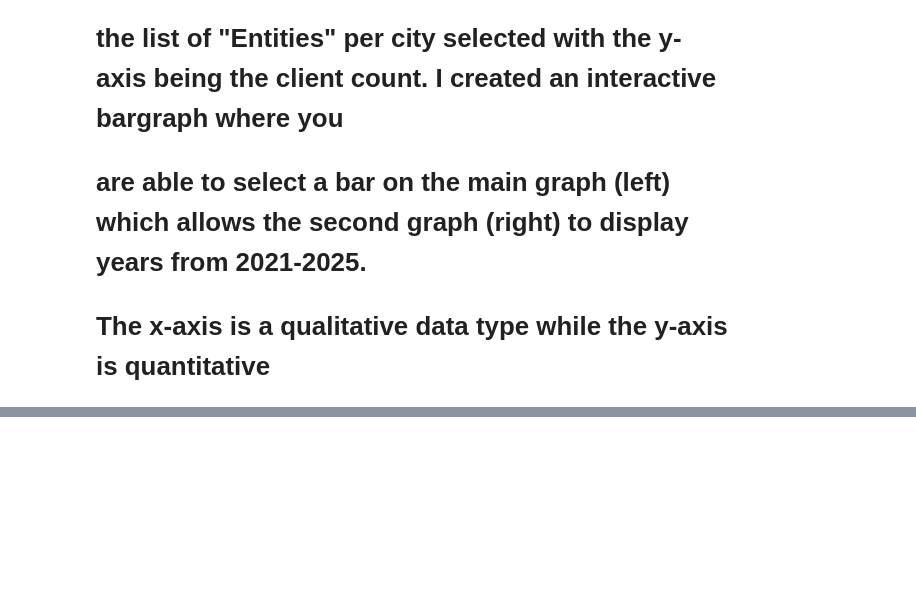
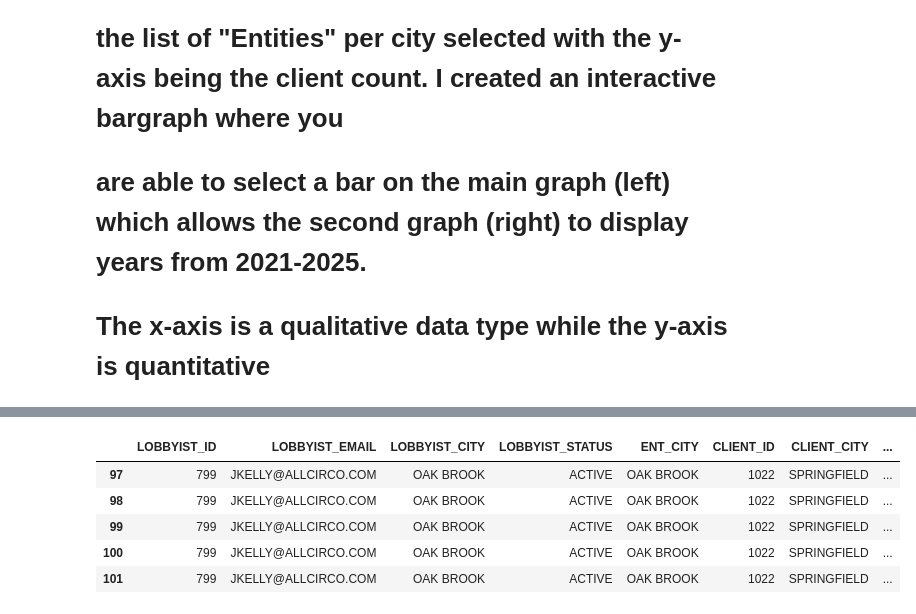
Before and after one commit to YoyoyorkLi/YoyoyorkLi.github.io, a Jupyter notebook: python_notebooks/illinois_lobbying.ipynb, the cells around one changed output, grey strips where cells are left out. Drawn from its saved outputs; the diff is of its cells as text; code cells hidden in the pictures; blank space fills up the shorter version.

```diff
--- a/python_notebooks/illinois_lobbying.ipynb
+++ b/python_notebooks/illinois_lobbying.ipynb
@@ -232,0 +359,9 @@ NameError: name 'main_fig' is not defined
+# %%
+df.head()
+# %% [output]
+|  | LOBBYIST_ID | LOBBYIST_EMAIL | LOBBYIST_CITY | LOBBYIST_STATUS | ENT_CITY | CLIENT_ID | CLIENT_CITY | ... |
+| 97 | 799 | JKELLY@ALLCIRCO.COM | OAK BROOK | ACTIVE | OAK BROOK | 1022 | SPRINGFIELD | ... |
+| 98 | 799 | JKELLY@ALLCIRCO.COM | OAK BROOK | ACTIVE | OAK BROOK | 1022 | SPRINGFIELD | ... |
+| 99 | 799 | JKELLY@ALLCIRCO.COM | OAK BROOK | ACTIVE | OAK BROOK | 1022 | SPRINGFIELD | ... |
+| 100 | 799 | JKELLY@ALLCIRCO.COM | OAK BROOK | ACTIVE | OAK BROOK | 1022 | SPRINGFIELD | ... |
+| 101 | 799 | JKELLY@ALLCIRCO.COM | OAK BROOK | ACTIVE | OAK BROOK | 1022 | SPRINGFIELD | ... |
```
Also changed, not shown: parts of 8 cells of this notebook, 9 other files.
